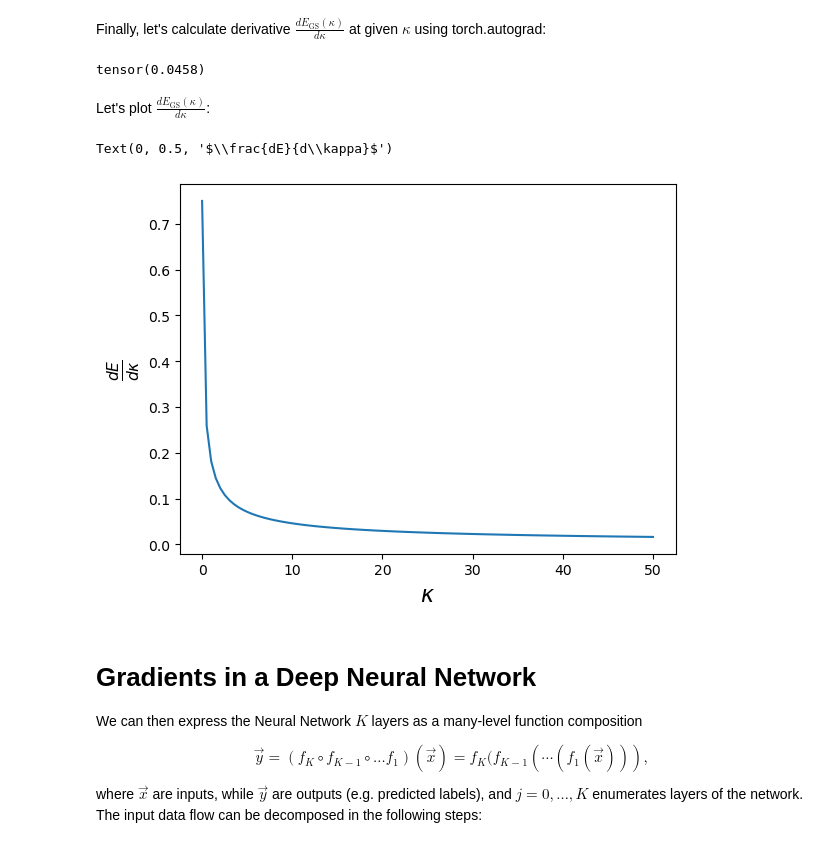
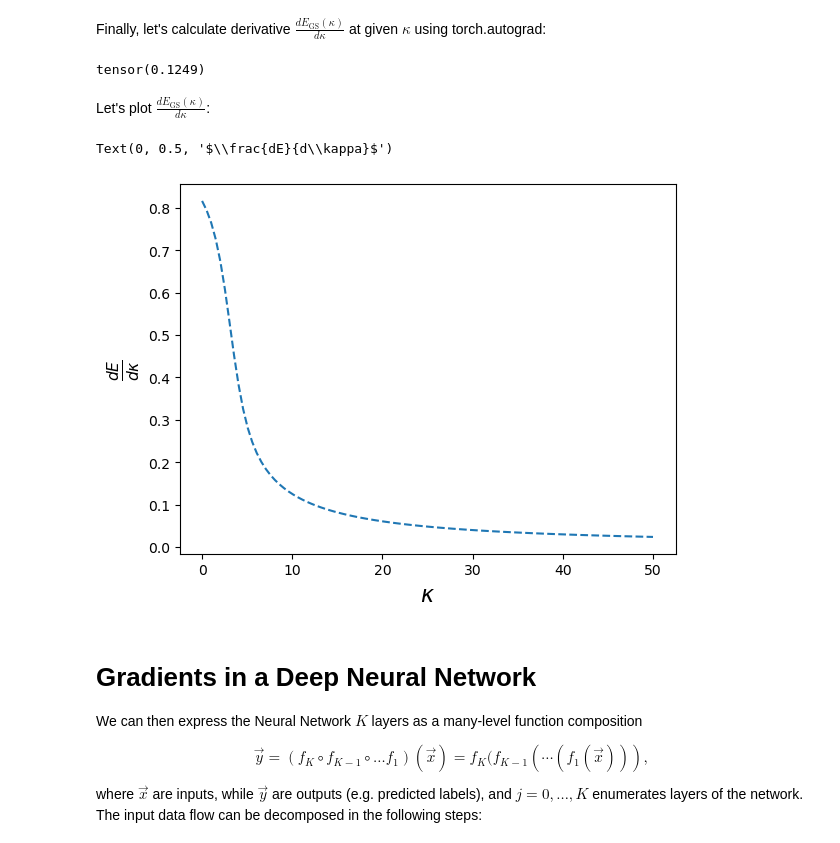
Before and after one commit to BorjaRequena/Neural-Network-Course, a Jupyter notebook: nbs/course/automatic_differentiation_pytorch.ipynb, the cells around one changed output. Saved outputs shown, nothing was run; the diff lists cells and outputs as text; code cells hidden in the pictures.

```diff
--- a/nbs/course/automatic_differentiation_pytorch.ipynb
+++ b/nbs/course/automatic_differentiation_pytorch.ipynb
@@ -307,8 +317,18 @@ Let's define function returning matrix of the considered Hamiltonian.
 # %%
+L = 10
+Nx = 100
+x = torch.linspace(-L/2,L/2,Nx)
+dx = x[1]-x[0]
+
+
+
+def get_potential(x,kappa):
+    return 0.5*x**(2.0) + kappa*np.exp(-(x)**2/2)
+
 def get_H(kappa):
     H_T = torch.zeros((Nx,Nx))
     ones = torch.ones(Nx)
     H_T = -0.5/dx**2*( torch.diag_embed(ones[:-1], offset = 1) - 2*torch.diag_embed(ones, offset = 0) + torch.diag_embed(ones[:-1], offset = -1))
-    H_V = torch.diag(0.5*x**2.0 + kappa*x**4.0)
+    H_V = torch.diag(get_potential(x,kappa))
     H = H_T + H_V
     return H
@@ -314,0 +337,15 @@ def get_H(kappa):
+# %%
+kappa_vec = torch.tensor([0, 2, 4, 10])
+
+N_kappa = kappa_vec.size(0)
+
+fig, ax = plt.subplots(1, N_kappa, figsize=(16,4))
+FontSize = 16
+for kappa_i in range(0, N_kappa):
+    kappa = kappa_vec[kappa_i]
+    V = get_potential(x,kappa)
+    ax[kappa_i].plot(x,V.detach().numpy())
+    ax[kappa_i].set_title(r"$\kappa = $ " + "{:2.2f}".format(kappa.item()))
+    ax[kappa_i].set_xlabel("x",fontsize=FontSize)
+ax[0].set_ylabel(r"$V(x)$",fontsize=FontSize)
+plt.show()
@@ -380,29 +418,25 @@ E_GS = get_energy_ground_state(kappa_fixed)
 E_GS.backward()
 print(kappa_fixed.grad)
 # %% [output]
-tensor(0.0458)
+tensor(0.1249)
 # %% [markdown]
 Let's plot $\frac{d E_{\text{GS}}(\kappa)}{d \kappa}$:
 # %%
-N_kappa = 100
-kappa_max = 50
-kappa_vec = np.linspace(0,kappa_max,N_kappa)
-
 dEdkappa = []
 for kappa in kappa_vec:
     kappa_fixed = torch.tensor(kappa, requires_grad = True)
     E_GS = get_energy_ground_state(kappa_fixed)
     E_GS.backward()
     diff = kappa_fixed.grad
     dEdkappa.append([diff.item()])
 
-plt.plot(kappa_vec,dEdkappa)
+plt.plot(kappa_vec,dEdkappa,'--')
 FontSize=16
 plt.xlabel(r"$\kappa$",fontsize=FontSize)
 plt.ylabel(r"$\frac{dE}{d\kappa}$",fontsize=FontSize)
 # %% [output]
 Text(0, 0.5, '$\\frac{dE}{d\\kappa}$')
-[figure, old version]
+[figure, new version]
 # %% [markdown]
 # Gradients in a Deep Neural Network
 
```
Also changed, not shown: parts of 9 cells of this notebook, 23 other files.
